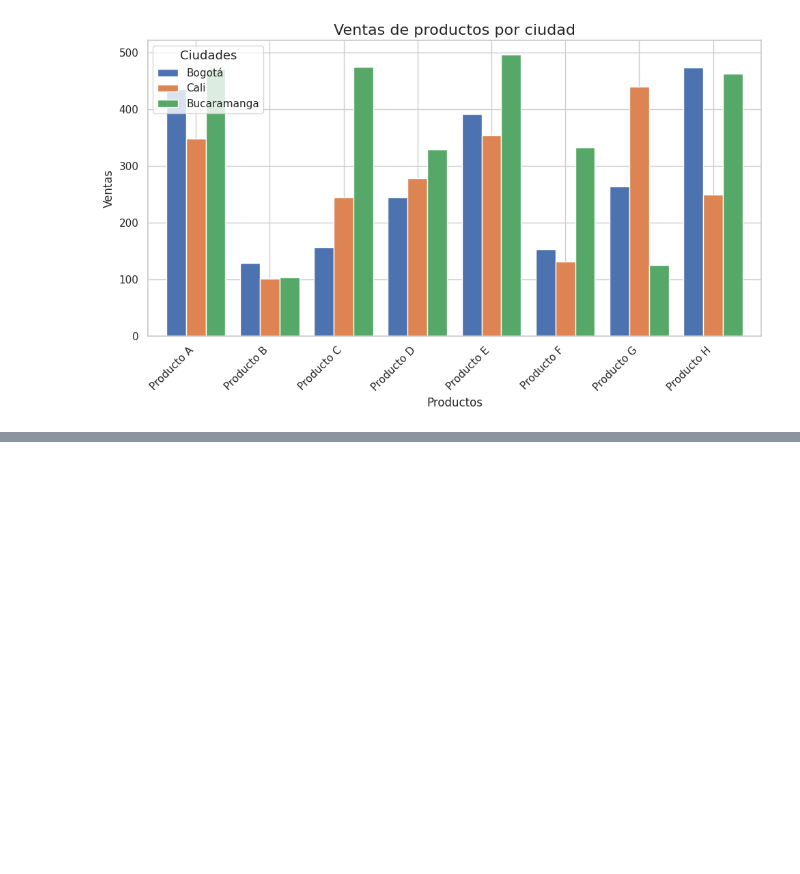
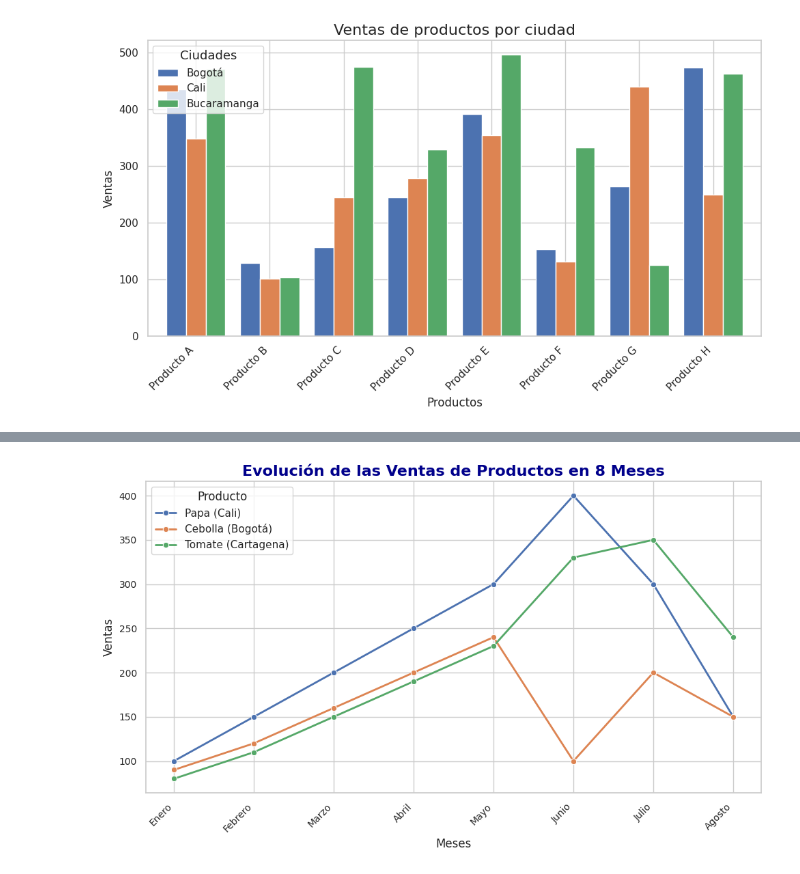
Before and after one commit to Alejohenao-8/python, a Jupyter notebook: funciones_y_bibliotecas_Matplotlib_y_Seaborn.ipynb, the cells around one changed output, grey strips where cells are left out. Saved outputs shown, nothing was run; the diff lists cells and outputs as text; code cells hidden in the pictures; blank space fills up the shorter version.

```diff
--- a/funciones_y_bibliotecas_Matplotlib_y_Seaborn.ipynb
+++ b/funciones_y_bibliotecas_Matplotlib_y_Seaborn.ipynb
@@ -89,0 +45,44 @@ plt.show()
+# %%
+#Realizar un gráfico personalizado (aplicar un estilo atractivo) para visualizar la
+#evolución de las ventas de tres productos (Papa, Cebolla, Tomate) a lo largo de 8 meses
+#en tres ciudades diferentes.
+
+import matplotlib.pyplot as plt
+import seaborn as sns
+import pandas as pd
+
+# Datos de ejemplo
+data = {
+    'Mes': ['Enero', 'Febrero', 'Marzo', 'Abril', 'Mayo', 'Junio', 'Julio', 'Agosto'],
+    'Papa (Cali)': [100, 150, 200, 250, 300, 400, 300, 150],
+    'Cebolla (Bogotá)': [90, 120, 160, 200, 240, 100, 200, 150],
+    'Tomate (Cartagena)': [80, 110, 150, 190, 230, 330, 350, 240]
+}
+
+# Crear el DataFrame
+df = pd.DataFrame(data)
+
+# Convertir las columnas 'Papa (Cali)', 'Cebolla (Bogotá)', 'Tomate (Cartagena)' a formato largo
+df_long = pd.melt(df, id_vars=['Mes'], var_name='Producto', value_name='Ventas')
+
+# Configuración del gráfico
+sns.set(style="whitegrid")  # Establecer estilo atractivo
+plt.figure(figsize=(10, 6))  # Ajustar tamaño del gráfico
+
+# Crear el gráfico de líneas
+sns.lineplot(data=df_long, x='Mes', y='Ventas', hue='Producto', marker='o', linewidth=2)
+
+# Añadir etiquetas y título
+plt.title('Evolución de las Ventas de Productos en 8 Meses', fontsize=16, fontweight='bold', color='darkblue')
+plt.xlabel('Meses', fontsize=12)
+plt.ylabel('Ventas', fontsize=12)
+
+# Ajustar el tamaño de la fuente y rotar las etiquetas del eje X
+plt.xticks(rotation=45, ha='right', fontsize=10)
+plt.yticks(fontsize=10)
+
+# Mostrar el gráfico
+plt.tight_layout()  # Ajustar márgenes
+plt.show()
+# %% [output]
+[figure, added]
```
Also changed, not shown: parts of 6 cells of this notebook.
